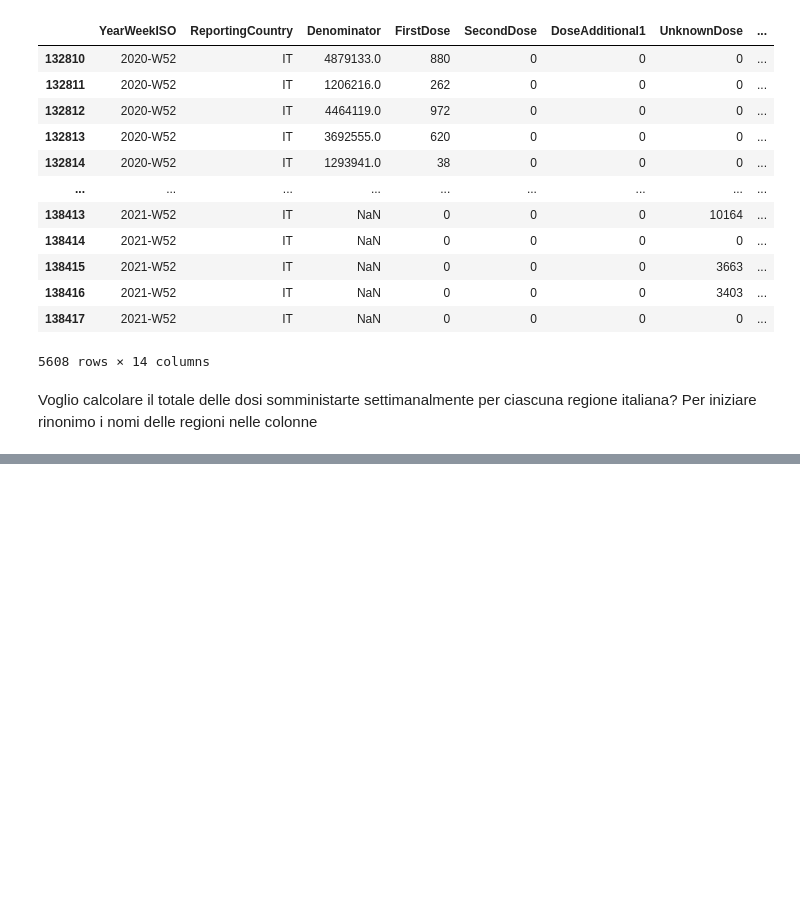
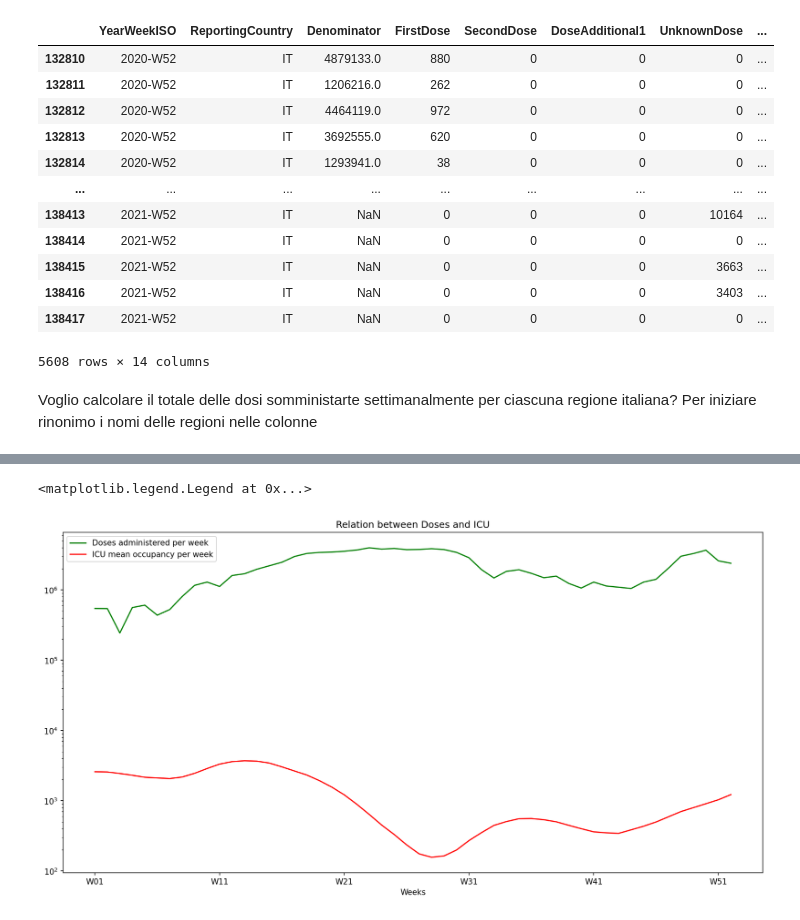
Before and after one commit to elenaabcc/CovidAnalysis4CPDM, a Jupyter notebook: PRIMA PARTE.ipynb, the cells around one changed output, grey strips where cells are left out. Cells and saved outputs as stored; diff of their text form; code cells hidden in the pictures; blank space fills up the shorter version.

```diff
--- a/PRIMA PARTE.ipynb
+++ b/PRIMA PARTE.ipynb
@@ -197,0 +272,3 @@ italy_df.head(30)
+# %%
+icu_data=pd.read_csv(r'C:\Users\strag\Documents\GitHub\CovidAnalysis4CPDM\PROGETTO\icu dataframe.csv')
+icu_data
@@ -197,0 +289,7 @@ italy_df.head(30)
+# %%
+#MEAN NUMBER OF COVID PATIENTS IN HOSPITAL AND ICU OCCUPANCY
+icu_italy=icu_data[icu_data['country']=='Italy']
+my_cond=['Daily ICU occupancy', 'Daily hospital occupancy']
+icu_italy=icu_italy[icu_italy['indicator'].isin(my_cond)]
+icu_italy[['Year', 'Week']]=icu_italy['year_week'].str.split('-', expand=True)
+icu_italy
@@ -197,0 +310,5 @@ italy_df.head(30)
+# %%
+#ICU NEL 2021
+icu_italy=icu_italy[(icu_italy.Year=='2021')]
+table_icu=icu_italy.pivot_table(index='Week', columns='indicator', values='value', aggfunc='mean')
+table_icu
@@ -197,0 +334,22 @@ italy_df.head(30)
+# %%
+#GRAFICO DI CONFRONTO TRA DOSI SOMMINISTRATE E ICU NEL 2021
+# to set the plot size
+plt.figure(figsize=(16, 8), dpi=150)
+
+table1['2021'].plot(label='Doses administered per week', color='green')
+table_icu['Daily ICU occupancy'].plot(label='ICU mean occupancy per week', color='red')
+
+#scale the y axis
+plt.yscale("log")
+
+# adding title to the plot
+plt.title('Relation between Doses and ICU')
+
+# adding Label to the x-axis
+plt.xlabel('Weeks')
+
+# adding legend to the curve
+plt.legend()
+# %% [output]
+<matplotlib.legend.Legend at 0x...>
+[figure, added]
```
Also changed, not shown: parts of 19 cells of this notebook, 14 other files.
